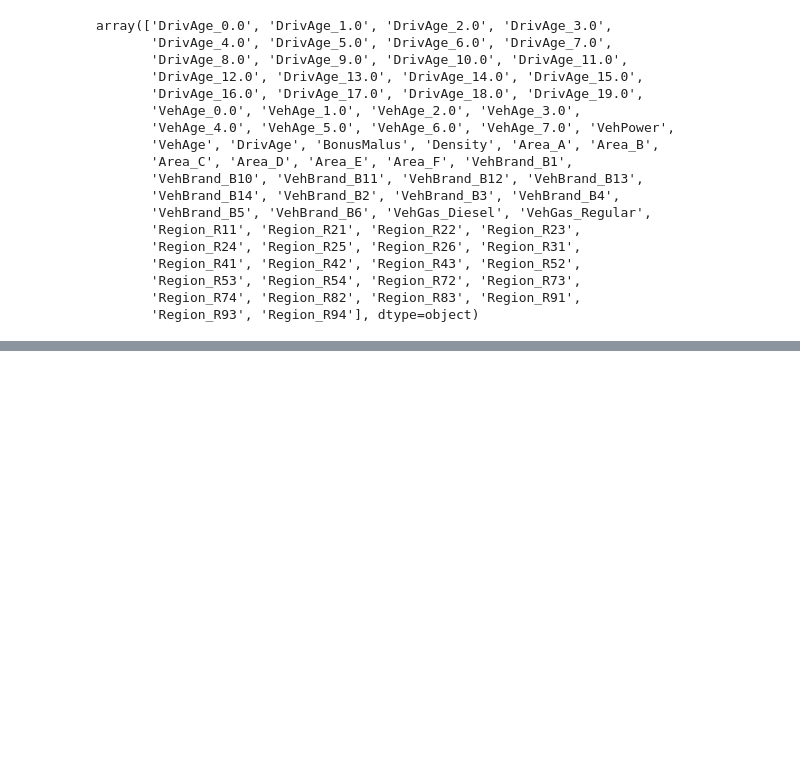
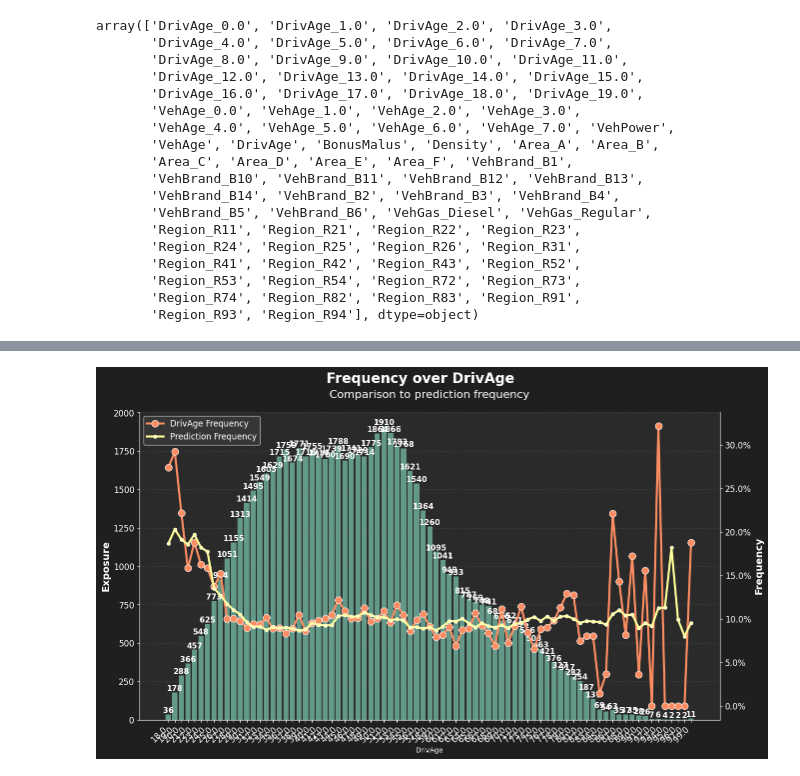
Before and after one commit to imfilip/freq_model, a Jupyter notebook: notebooks/modeling/2.BuildingModels.ipynb, the cells around one changed output, grey strips where cells are left out. Cells and saved outputs as stored; diff of their text form; code cells hidden in the pictures; blank space fills up the shorter version.

```diff
--- a/notebooks/modeling/2.BuildingModels.ipynb
+++ b/notebooks/modeling/2.BuildingModels.ipynb
@@ -606,0 +227,4 @@ new_train.groupby('DrivAge')[['y_pred', 'ClaimNb']].sum().head(20)
+# %%
+plot = freq_over_attribute_plot(X_test_pred_glm_base, attribute='DrivAge', compare_to='prediction')
+# %% [output]
+[figure, added]
```
Also changed, not shown: parts of 56 cells of this notebook, 13 other files.
